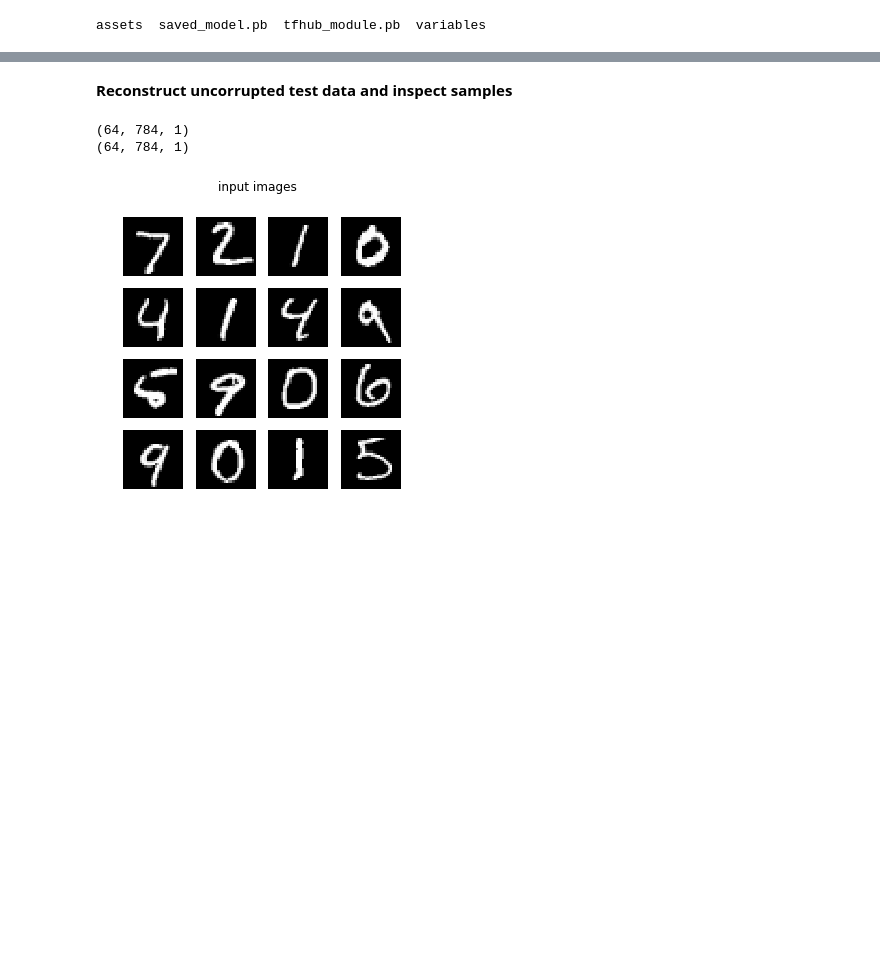
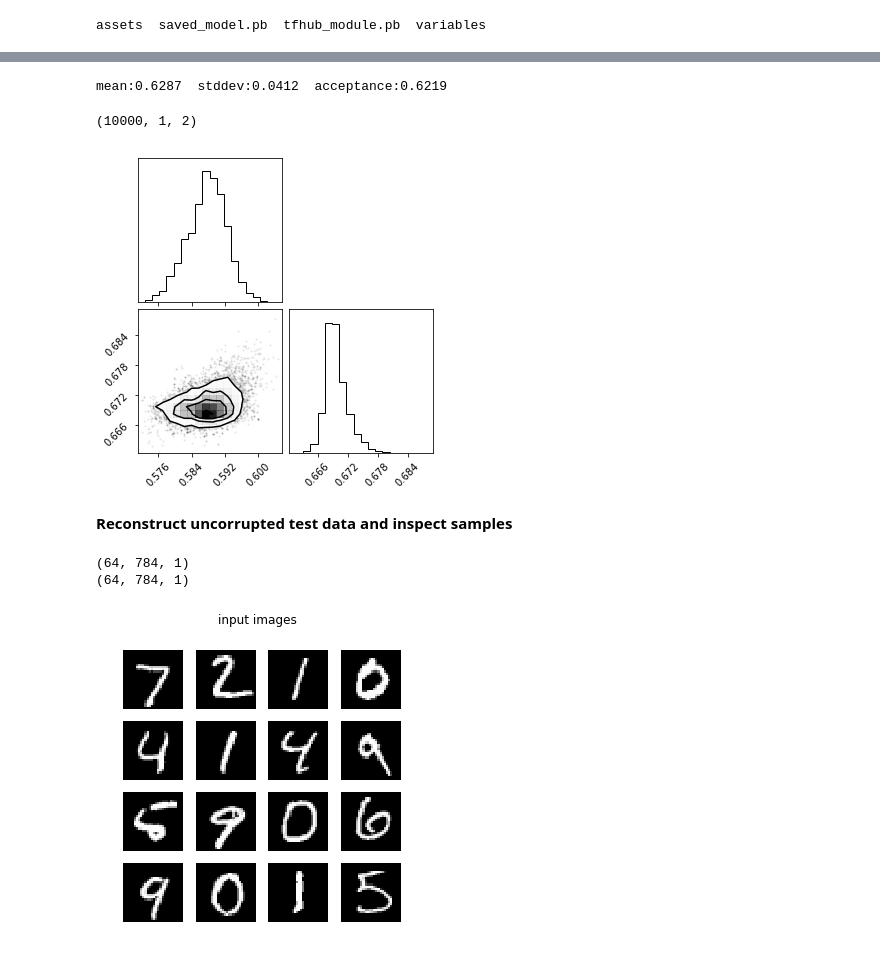
Before and after one commit to VMBoehm/DeNoPa, a Jupyter notebook: TestingNVPExtensionGaussianLikelihoodTestingVI_ls2.ipynb, the cells around one changed output, grey strips where cells are left out. Cells and saved outputs as stored; diff of their text form; code cells hidden in the pictures; blank space fills up the shorter version.

Commit message:
hmc sampler is running

```diff
--- a/TestingNVPExtensionGaussianLikelihoodTestingVI_ls2.ipynb
+++ b/TestingNVPExtensionGaussianLikelihoodTestingVI_ls2.ipynb
@@ -361,6 +396,21 @@ I0509 23:28:58.286150 140403873384320 saver.py:1483] Saver not created because t
 # %%
 sess = tf.Session()
 sess.run(tf.global_variables_initializer())
+# %%
+samples_, kernel_results_ = sess.run([samples, kernel_results],feed_dict={x_corr: np.expand_dims(masked_data,-1)})
+
+print('mean:{:.4f}  stddev:{:.4f}  acceptance:{:.4f}'.format(
+    samples_.mean(), samples_.std(), kernel_results_.is_accepted.mean()))
+# %% [output]
+mean:0.6287  stddev:0.0412  acceptance:0.6219
+# %%
+samples_.shape
+# %% [output]
+(10000, 1, 2)
+# %%
+_ = corner.corner(samples_[:,0,:])
+# %% [output]
+[figure, added]
 # %% [markdown]
 **Reconstruct uncorrupted test data and inspect samples**
 # %%
```
Also changed, not shown: parts of 5 cells of this notebook.
